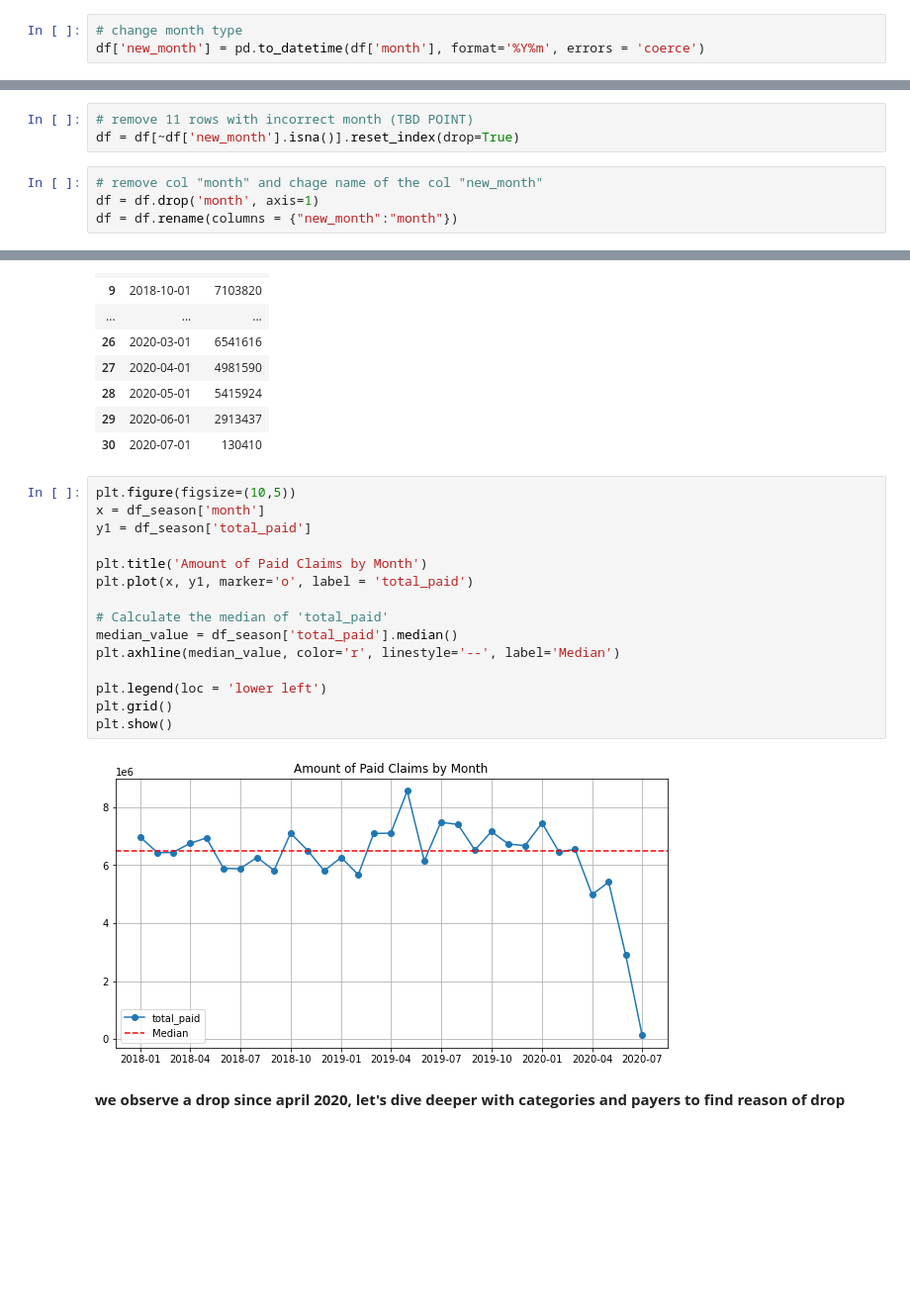
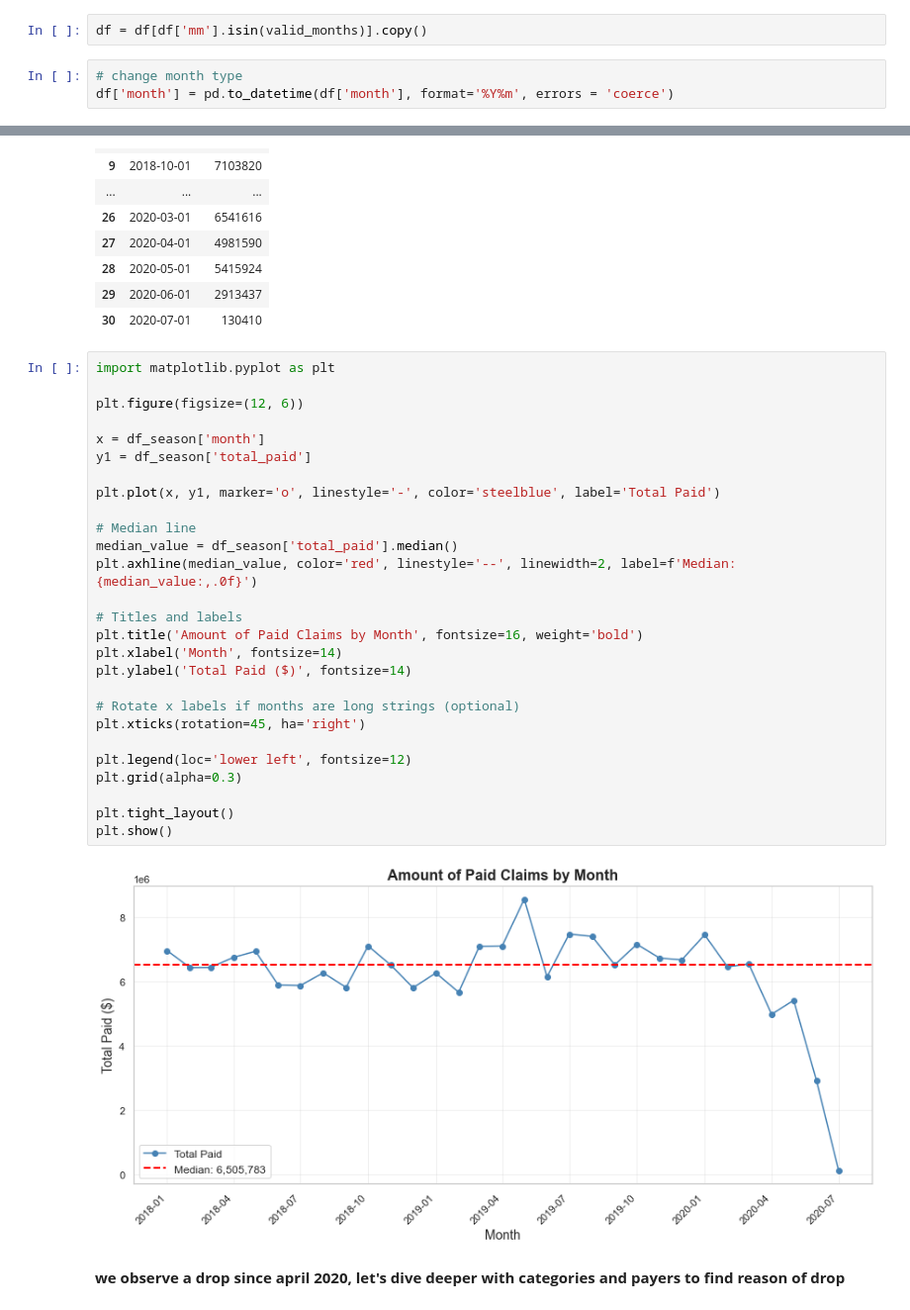
Before and after one commit to maxegorovpt/da_portfolio, a Jupyter notebook: business_cases/wip_claims_trends/claims_eda.ipynb, the cells around one changed output, grey strips where cells are left out. Shown at 99% size. Saved outputs shown, nothing was run; the diff lists cells and outputs as text; blank space fills up the shorter version.

Commit message:
claims_eda

```diff
--- a/business_cases/wip_claims_trends/claims_eda.ipynb
+++ b/business_cases/wip_claims_trends/claims_eda.ipynb
@@ -90,5 +114,7 @@ df.columns = new_df_cols
+# %%
+df = df[df['mm'].isin(valid_months)].copy()
 # %%
 # change month type
-df['new_month'] = pd.to_datetime(df['month'], format='%Y%m', errors = 'coerce')
+df['month'] = pd.to_datetime(df['month'], format='%Y%m', errors = 'coerce')
 # %%
 # dates range
@@ -141,8 +153 @@ lower_zero       325
 Name: count, dtype: int64
-# %%
-# remove 11 rows with incorrect month (TBD POINT)
-df = df[~df['new_month'].isna()].reset_index(drop=True)
-# %%
-# remove col "month" and chage name of the col "new_month"
-df = df.drop('month', axis=1)
-df = df.rename(columns = {"new_month":"month"})
@@ -736,22 +725,34 @@ df_season
 | 29 | 2020-06-01 | 2913437 |
 | 30 | 2020-07-01 | 130410 |
 # %%
-plt.figure(figsize=(10,5))
+import matplotlib.pyplot as plt
+
+plt.figure(figsize=(12, 6))
+
 x = df_season['month']
 y1 = df_season['total_paid']
 
-plt.title('Amount of Paid Claims by Month')
-plt.plot(x, y1, marker='o', label = 'total_paid')
+plt.plot(x, y1, marker='o', linestyle='-', color='steelblue', label='Total Paid')
 
-# Calculate the median of 'total_paid'
+# Median line
 median_value = df_season['total_paid'].median()
-plt.axhline(median_value, color='r', linestyle='--', label='Median')
+plt.axhline(median_value, color='red', linestyle='--', linewidth=2, label=f'Median: {median_value:,.0f}')
 
-plt.legend(loc = 'lower left')
-plt.grid()
+# Titles and labels
+plt.title('Amount of Paid Claims by Month', fontsize=16, weight='bold')
+plt.xlabel('Month', fontsize=14)
+plt.ylabel('Total Paid ($)', fontsize=14)
+
+# Rotate x labels if months are long strings (optional)
+plt.xticks(rotation=45, ha='right')
+
+plt.legend(loc='lower left', fontsize=12)
+plt.grid(alpha=0.3)
+
+plt.tight_layout()
 plt.show()
 # %% [output]
-[figure, old version]
+[figure, new version]
 # %% [markdown]
 **we observe a drop since april 2020, let's dive deeper with categories and payers to find reason of drop**
 # %%
```
Also changed, not shown: parts of 40 cells of this notebook.
